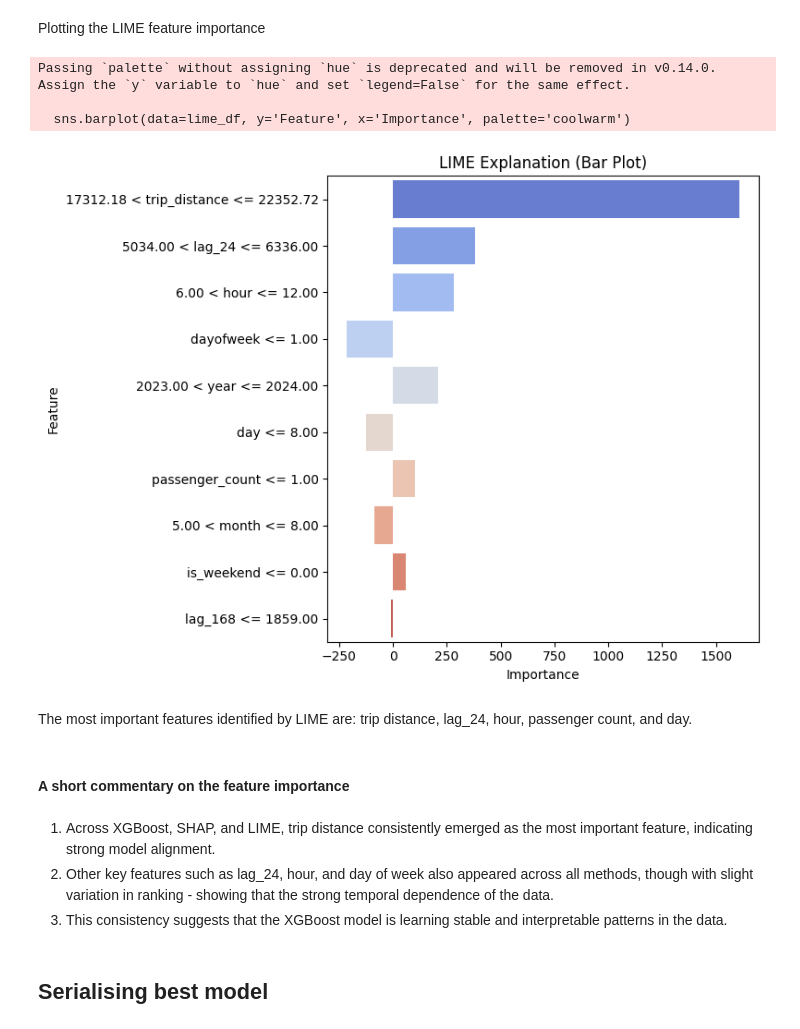
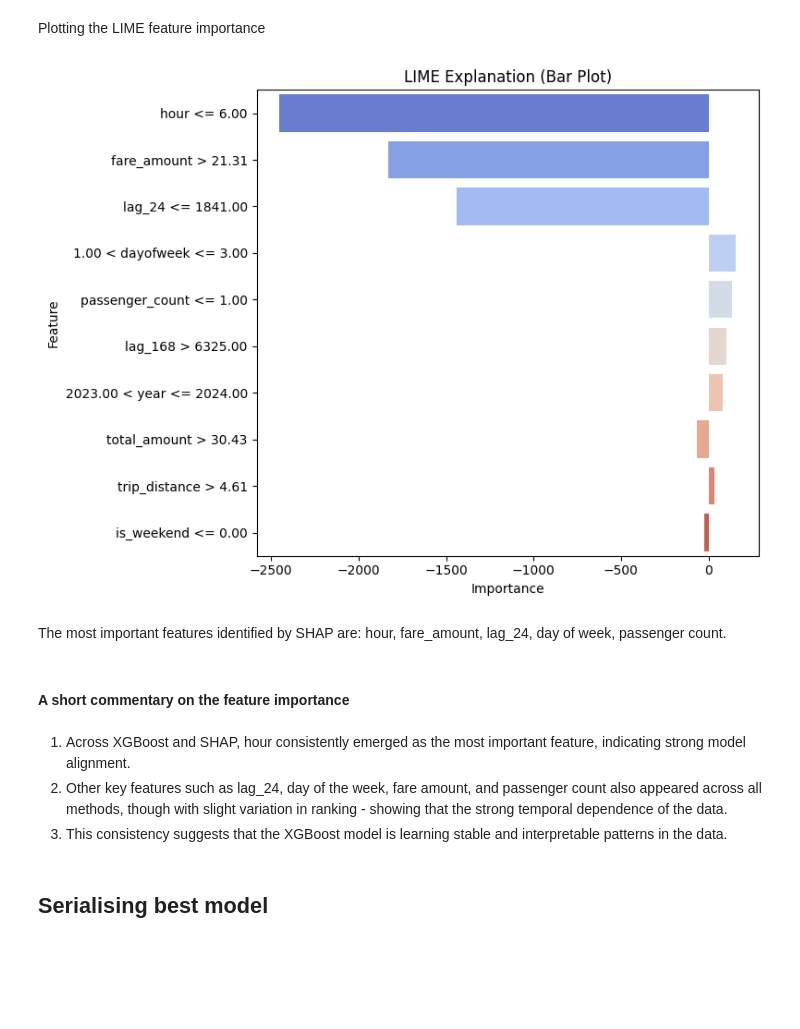
Before and after one commit to EMarc2023/Forecasting_with_GBM, a Jupyter notebook: Forecasting-NYC-yellow-taxi.ipynb, the cells around one changed output. Drawn from its saved outputs; the diff is of its cells as text; code cells hidden in the pictures; blank space fills up the shorter version.

```diff
--- a/Forecasting-NYC-yellow-taxi.ipynb
+++ b/Forecasting-NYC-yellow-taxi.ipynb
@@ -145,9 +145,9 @@ def aggregate_and_combine(input_folder="raw_data"):
 
             # Aggregate (the most relevant features) by pick-up hour
             hourly_agg = df.groupby("pickup_hour").agg({
-                "trip_distance": "sum",        # Total distance travelled
-                "fare_amount": "sum",          # Total base fare amount
-                "total_amount": "sum",         # Total revenue including tips and extras
+                "trip_distance": "mean",        # Total distance travelled
+                "fare_amount": "mean",          # Total base fare amount
+                "total_amount": "mean",         # Total revenue including tips and extras
                 "passenger_count": "mean",     # Average passenger count
             }).reset_index()
 
@@ -354,6 +384,6 @@ corr = correlate_and_visualise(df_with_added_time_features)
 # %%
 # Removing multicorrelated features, i.e., total_amount and fare_amount
-df_with_added_time_features = df_with_added_time_features.drop(columns=["total_amount", "fare_amount"])
+#df_with_added_time_features = df_with_added_time_features.drop(columns=["total_amount", "fare_amount"])
 # %% [markdown]
 ## Data visualisation for seasonality
 # %% [markdown]
@@ -533,8 +563,26 @@ def train_xgboost(df, target_column='trip_volume', date_column='pickup_hour', fe
         X_train, X_test = X.iloc[train_index], X.iloc[test_index]
         y_train, y_test = y.iloc[train_index], y.iloc[test_index]
 
-        model = xgb.XGBRegressor(objective='reg:squarederror', eval_metric='rmse', n_estimators=1000, random_state=42)
-        model.fit(X_train, y_train, eval_set=[(X_test, y_test)], verbose=False)
+        model = xgb.XGBRegressor(
+                    n_estimators=5000, # Set a very large number of trees
+                    learning_rate=0.05, # A common learning rate
+                    objective='reg:squarederror', # Or 'reg:linear' for older versions
+                    eval_metric='rmse', # Metric to monitor for early stopping
+                    random_state=42,
+                    n_jobs=-1 # Use all available cores
+                )
+
+        # Define the validation set for early stopping
+        eval_set = [(X_train, y_train), (X_test, y_test)]
+
+        # Fit the model with early stopping
+        model.fit(X_train, y_train,
+                eval_set=eval_set,
+                verbose=False # Set to True to see progress during training
+                )
+
+        #model = xgb.XGBRegressor(objective='reg:squarederror', eval_metric='rmse', n_estimators=1000, random_state=42)
+        #model.fit(X_train, y_train, eval_set=[(X_test, y_test)], verbose=False)
 
         y_pred = model.predict(X_test)
         rmses.append(np.sqrt(mean_squared_error(y_test, y_pred)))
@@ -546,9 +594,6 @@ def train_xgboost(df, target_column='trip_volume', date_column='pickup_hour', fe
     mae = np.mean(maes)
     r2 = np.mean(r2s)
 
-    model = xgb.XGBRegressor(objective='reg:squarederror', eval_metric='rmse', n_estimators=1000, random_state=42)
-    model.fit(X, y)
-
     return model, mae, mse, rmse, r2
 # %%
 def train_xg_boost_multiple_dfs(df_list):
@@ -732,25 +781,22 @@ Plotting the LIME feature importance
 # %%
 # Sorting the LIME DataFrame by importance
 lime_df.sort_values('Importance', ascending=False)
 
 # Plotting the LIME explanation
 plt.figure(figsize=(8, 6))
-sns.barplot(data=lime_df, y='Feature', x='Importance', palette='coolwarm')
+sns.barplot(data=lime_df, y='Feature', x='Importance', hue='Feature', palette='coolwarm', legend=False)
 plt.title('LIME Explanation (Bar Plot)')
 plt.tight_layout()
 plt.show()
 # %% [output]
-Passing `palette` without assigning `hue` is deprecated and will be removed in v0.14.0. Assign the `y` variable to `hue` and set `legend=False` for the same effect.
-
-  sns.barplot(data=lime_df, y='Feature', x='Importance', palette='coolwarm')
-[figure, old version]
+[figure, new version]
 # %% [markdown]
-The most important features identified by LIME are: trip distance, lag_24, hour, passenger count, and day.
+The most important features identified by SHAP are: hour, fare_amount, lag_24, day of week, passenger count.
 # %% [markdown]
 #### A short commentary on the feature importance
 # %% [markdown]
-1. Across XGBoost, SHAP, and LIME, trip distance consistently emerged as the most important feature, indicating strong model alignment.
-2. Other key features such as lag_24, hour, and day of week also appeared across all methods, though with slight variation in ranking - showing that the strong temporal dependence of the data.
+1. Across XGBoost and SHAP, hour consistently emerged as the most important feature, indicating strong model alignment.
+2. Other key features such as lag_24, day of the week, fare amount, and passenger count also appeared across all methods, though with slight variation in ranking - showing that the strong temporal dependence of the data.
 3. This consistency suggests that the XGBoost model is learning stable and interpretable patterns in the data.
 # %% [markdown]
 ## Serialising best model
```
Also changed, not shown: parts of 16 cells of this notebook, 12 other files.
